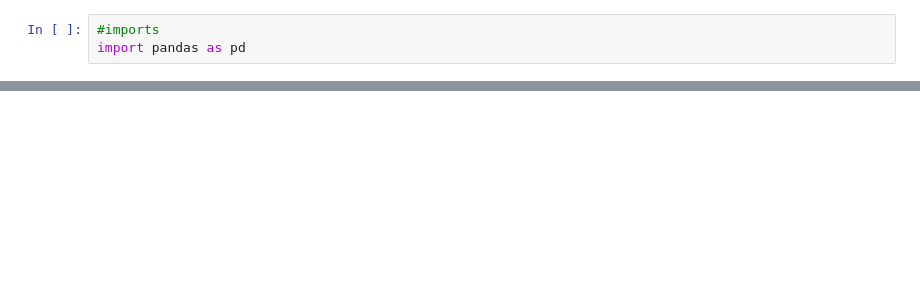
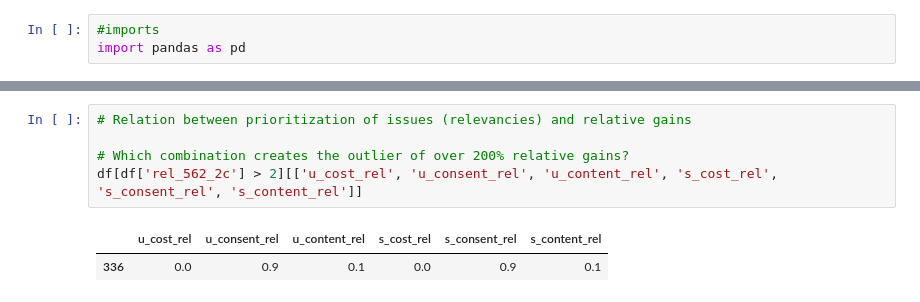
Before and after one commit to 82beja1bwi/contract-evaluation, a Jupyter notebook: eval.ipynb, the cells around one changed output, grey strips where cells are left out. Cells and saved outputs as stored; diff of their text form; blank space fills up the shorter version.

```diff
--- a/eval.ipynb
+++ b/eval.ipynb
@@ -219,0 +192,8 @@ Name: s_issue_rel, dtype: int64
+# %%
+# Relation between prioritization of issues (relevancies) and relative gains
+
+# Which combination creates the outlier of over 200% relative gains?
+df[df['rel_562_2c'] > 2][['u_cost_rel', 'u_consent_rel', 'u_content_rel', 's_cost_rel', 's_consent_rel', 's_content_rel']]
+# %% [output]
+|  | u_cost_rel | u_consent_rel | u_content_rel | s_cost_rel | s_consent_rel | s_content_rel |
+| 336 | 0.0 | 0.9 | 0.1 | 0.0 | 0.9 | 0.1 |
```
Also changed, not shown: parts of 17 cells of this notebook, 8 other files.
